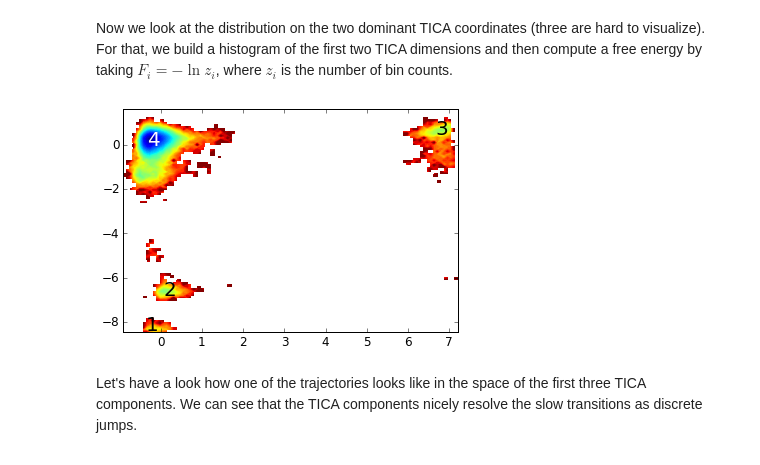
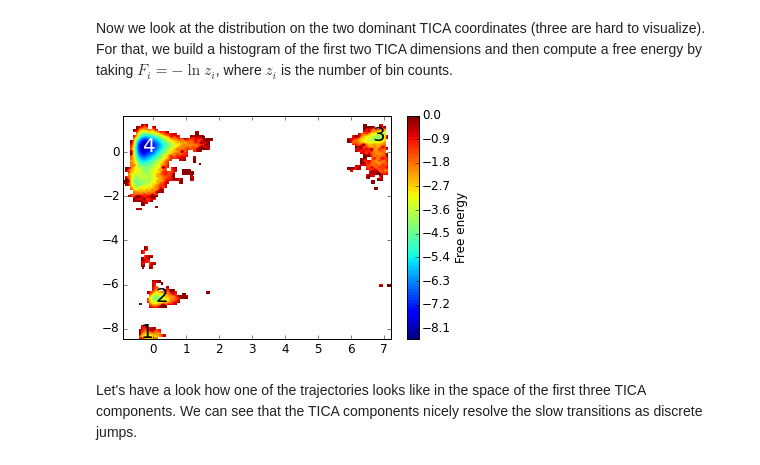
Before and after one commit to markovmodel/PyEMMA_IPython, a Jupyter notebook: md2msm_penta_peptide/md2msm_penta_peptide.ipynb, the cells around one changed output. Saved outputs shown, nothing was run; the diff lists cells and outputs as text; code cells hidden in the pictures.

```diff
--- a/md2msm_penta_peptide/md2msm_penta_peptide.ipynb
+++ b/md2msm_penta_peptide/md2msm_penta_peptide.ipynb
@@ -117,16 +122,18 @@ def plot_labels():
 # %%
 # stack all trajectories
 all_data = np.vstack(Y)
 # histogram data
 z,x,y = np.histogram2d(all_data[:,0], all_data[:,1], bins=100)
 # compute free energies
 F = -np.log(z)
 # do a contour plot
 extent = [x[0], x[-1], y[0], y[-1]]
-contourf(F.T, 100, extent=extent)
+ax1 = contourf(F.T, 100, extent=extent)
+cbar = plt.colorbar()
+cbar.ax.set_ylabel('Free energy')
 plot_labels()
 # %% [output]
-[figure, old version]
+[figure, new version]
 # %% [markdown]
 Let's have a look how one of the trajectories looks like in the space of the first three TICA components. We can see that the TICA components nicely resolve the slow transitions as discrete jumps.
 # %%
```
Also changed, not shown: parts of 24 cells of this notebook.
